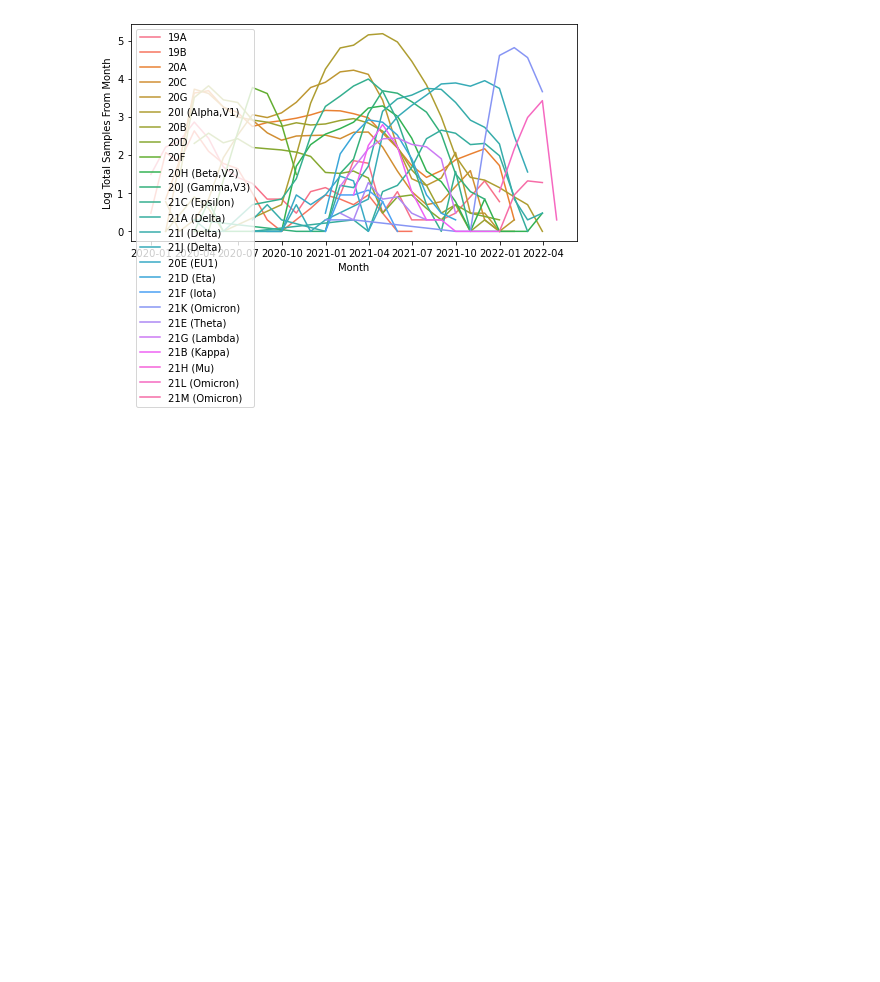
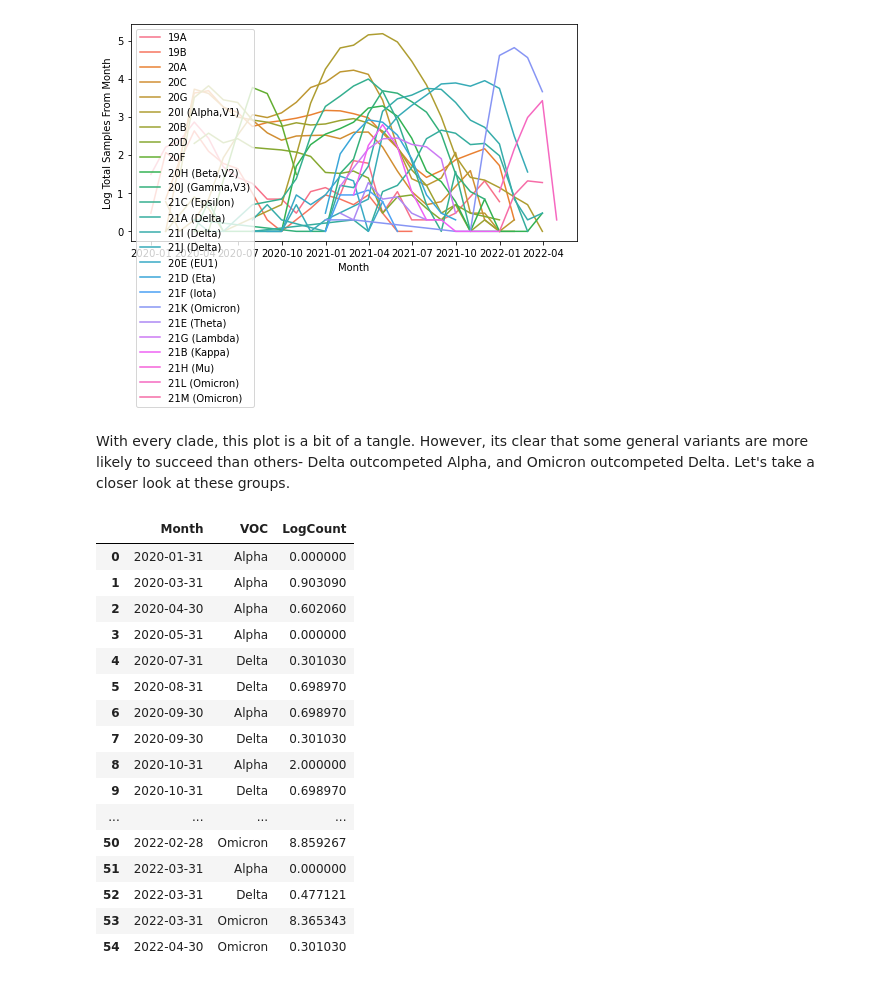
Before and after one commit to jmcbroome/bte-binder, a Jupyter notebook: SARS-CoV-2 Over Time.ipynb, the cells around one changed output. Saved outputs shown, nothing was run; the diff lists cells and outputs as text; code cells hidden in the pictures; blank space fills up the shorter version.

Commit message:
update name of over time notebook and add clade succession

```diff
--- a/Phylogeny Over Time.ipynb
+++ b/SARS-CoV-2 Over Time.ipynb
@@ -118,3 +111,40 @@ ax.set_xlabel("Month")
 # %% [output]
 Text(0.5, 0, 'Month')
 [figure]
+# %% [markdown]
+With every clade, this plot is a bit of a tangle. However, its clear that some general variants are more likely to succeed than others- Delta outcompeted Alpha, and Omicron outcompeted Delta. Let's take a closer look at these groups.
+# %%
+cdf = {k:[] for k in ['Month','LogCount','VOC']}
+for month,lc,h in zip(x,y,h):
+    if 'Alpha' in h:
+        cdf['Month'].append(month)
+        cdf['LogCount'].append(lc)
+        cdf['VOC'].append('Alpha')
+    elif 'Delta' in h:
+        cdf['Month'].append(month)
+        cdf['LogCount'].append(lc)
+        cdf['VOC'].append('Delta')
+    elif 'Omicron' in h:
+        cdf['Month'].append(month)
+        cdf['LogCount'].append(lc)
+        cdf['VOC'].append('Omicron')
+cdf = pd.DataFrame(cdf)
+cdf = cdf.groupby(['Month','VOC']).sum().reset_index()
+# %% [output]
+|  | Month | VOC | LogCount |
+| 0 | 2020-01-31 | Alpha | 0.000000 |
+| 1 | 2020-03-31 | Alpha | 0.903090 |
+| 2 | 2020-04-30 | Alpha | 0.602060 |
+| 3 | 2020-05-31 | Alpha | 0.000000 |
+| 4 | 2020-07-31 | Delta | 0.301030 |
+| 5 | 2020-08-31 | Delta | 0.698970 |
+| 6 | 2020-09-30 | Alpha | 0.698970 |
+| 7 | 2020-09-30 | Delta | 0.301030 |
+| 8 | 2020-10-31 | Alpha | 2.000000 |
+| 9 | 2020-10-31 | Delta | 0.698970 |
+| ... | ... | ... | ... |
+| 50 | 2022-02-28 | Omicron | 8.859267 |
+| 51 | 2022-03-31 | Alpha | 0.000000 |
+| 52 | 2022-03-31 | Delta | 0.477121 |
+| 53 | 2022-03-31 | Omicron | 8.365343 |
+| 54 | 2022-04-30 | Omicron | 0.301030 |
```
Also changed, not shown: parts of 9 cells of this notebook.
